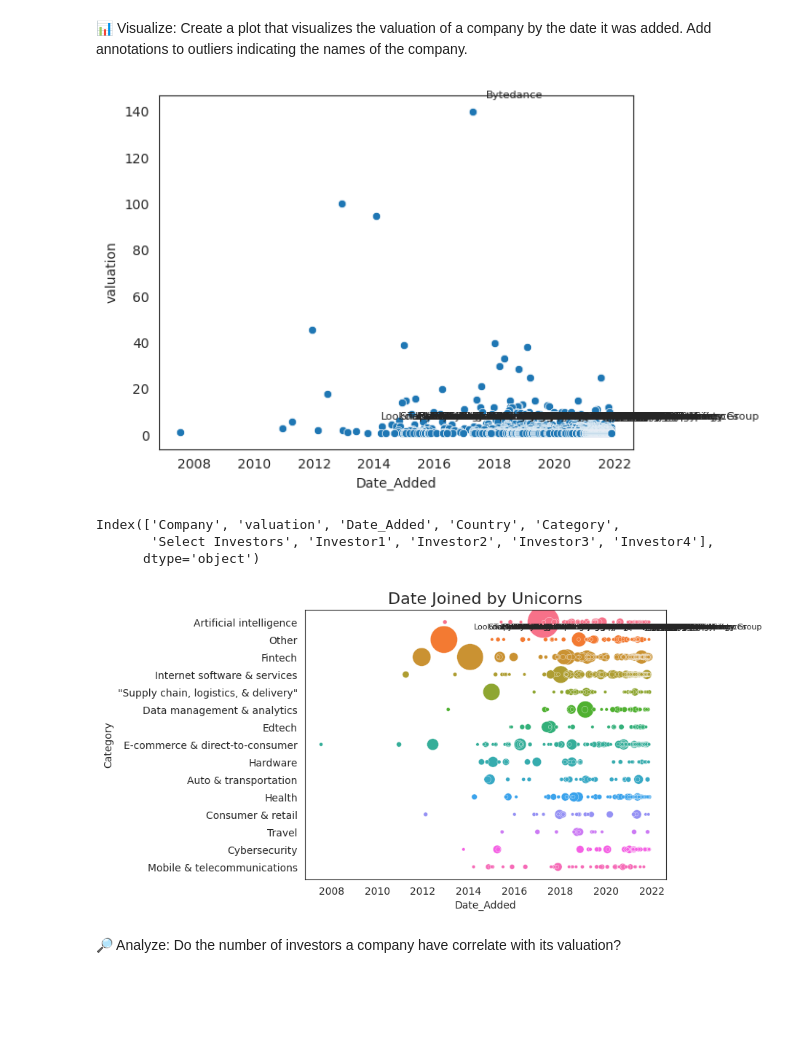
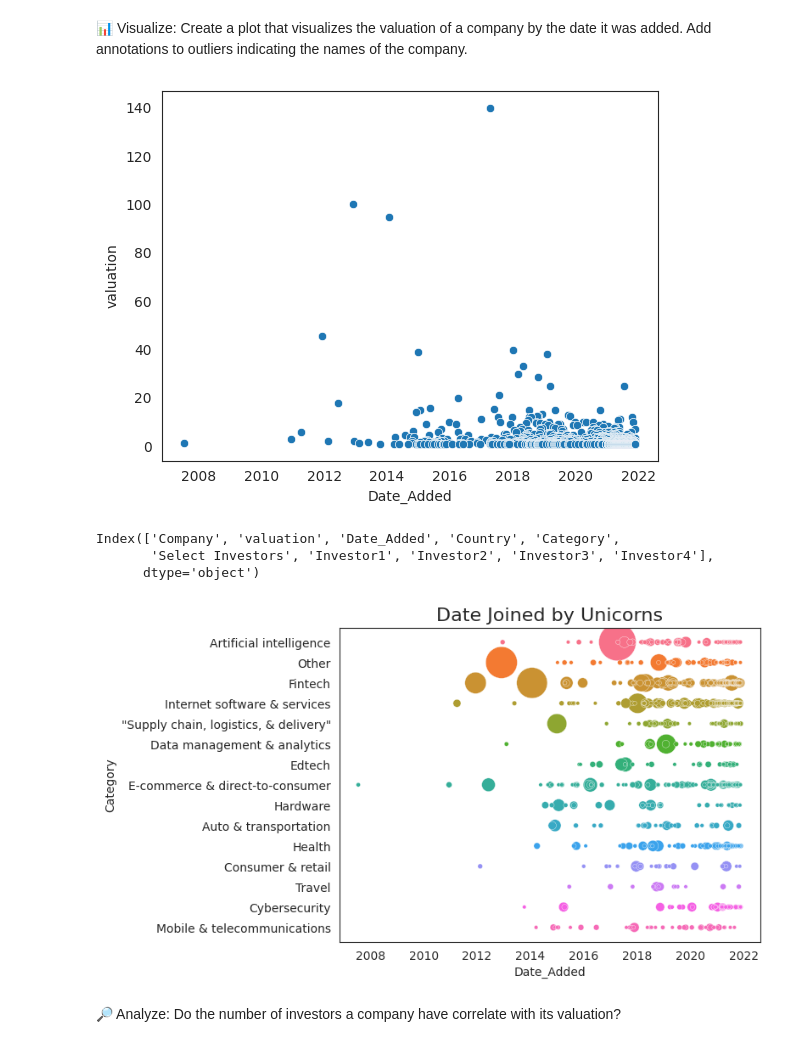
Before and after one commit to ogbemi-ejegi/startup_valuation, a Jupyter notebook: company_valuation.ipynb, the cells around one changed output. Drawn from its saved outputs; the diff is of its cells as text; code cells hidden in the pictures; blank space fills up the shorter version.

```diff
--- a/company_valuation.ipynb
+++ b/company_valuation.ipynb
@@ -211,20 +210,20 @@ dtype: int64
 # %%
 
 
 # Create a scatter plot with Seaborn
 sns.scatterplot(x="Date_Added", y="valuation", data=df)
 
 # Add annotations for outliers
 #outliers = df[df.valuation == df.valuation.max() or df.valuation == df.valuation.min()]
 outliers = df[(df.valuation == df.valuation.max()) | (df.valuation == df.valuation.min())]
 
-for _, row in outliers.iterrows():
-    plt.annotate(row.Company, xy=(row.Date_Added, row.valuation), xytext=(10,10), textcoords='offset points', fontsize=8)
+#for _, row in outliers.iterrows():
+    #plt.annotate(row.Company, xy=(row.Date_Added, row.valuation), xytext=(10,10), textcoords='offset points', fontsize=8)
 
 # Show the plot
 plt.show()
 # %% [output]
-[figure, old version]
+[figure, new version]
 # %%
 df.columns
 # %% [output]
@@ -237,8 +236,8 @@ ax = sns.scatterplot(data=df, x='Date_Added', y='Category', size='valuation', hu
 #outliers = df[df.valuation == df.valuation.max() or df.valuation == df.valuation.min()]
 outliers = df[(df.valuation == df.valuation.max()) | (df.valuation == df.valuation.min())]
 
-for _, row in outliers.iterrows():
-    plt.annotate(row.Company, xy=(row.Date_Added, row.valuation), xytext=(10,10), textcoords='offset points', fontsize=8)
+#for _, row in outliers.iterrows():
+    #plt.annotate(row.Company, xy=(row.Date_Added, row.valuation), xytext=(10,10), textcoords='offset points', fontsize=8)
 
 #sns.scatterplot(data=df, x='Date_Added', y='Category', hue='Category', sizes=(0, 0), marker='X', ax=ax, alpha=0.9)
 #Add plot title
@@ -249,7 +248,7 @@ sns.set_style('white')
 
 plt.show()
 # %% [output]
-[figure, old version]
+[figure, new version]
 # %% [markdown]
 🔎 Analyze: Do the number of investors a company have correlate with its valuation?
 # %%
```
Also changed, not shown: parts of 2 cells of this notebook.
